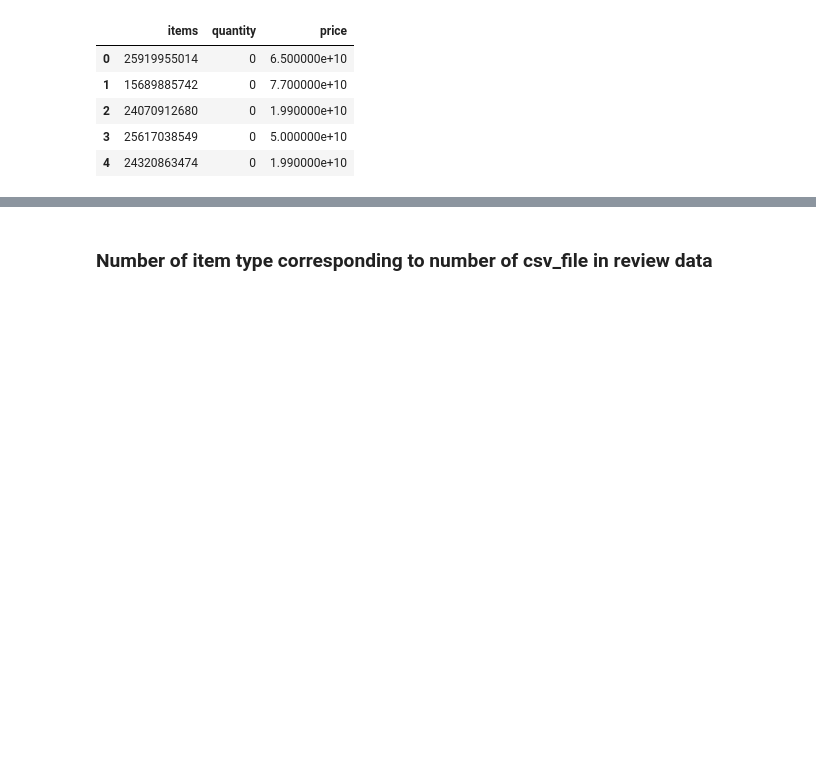
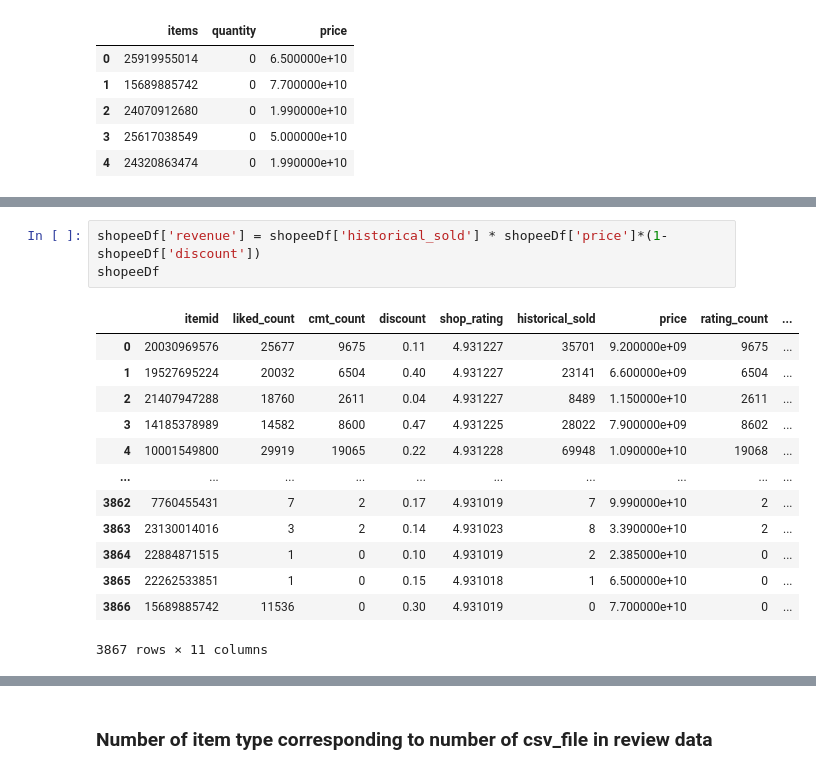
Before and after one commit to ntrami/DataGenius-Test, a Jupyter notebook: datagenius-test.ipynb, the cells around one changed output, grey strips where cells are left out. Drawn from its saved outputs; the diff is of its cells as text; blank space fills up the shorter version.

```diff
--- a/datagenius-test.ipynb
+++ b/datagenius-test.ipynb
@@ -173 +202,18 @@ top_5least_sold_item
+# %%
+shopeeDf['revenue'] = shopeeDf['historical_sold'] * shopeeDf['price']*(1-shopeeDf['discount'])
+shopeeDf
+# %% [output]
+|  | itemid | liked_count | cmt_count | discount | shop_rating | historical_sold | price | rating_count | ... |
+| 0 | 20030969576 | 25677 | 9675 | 0.11 | 4.931227 | 35701 | 9.200000e+09 | 9675 | ... |
+| 1 | 19527695224 | 20032 | 6504 | 0.40 | 4.931227 | 23141 | 6.600000e+09 | 6504 | ... |
+| 2 | 21407947288 | 18760 | 2611 | 0.04 | 4.931227 | 8489 | 1.150000e+10 | 2611 | ... |
+| 3 | 14185378989 | 14582 | 8600 | 0.47 | 4.931225 | 28022 | 7.900000e+09 | 8602 | ... |
+| 4 | 10001549800 | 29919 | 19065 | 0.22 | 4.931228 | 69948 | 1.090000e+10 | 19068 | ... |
+| ... | ... | ... | ... | ... | ... | ... | ... | ... | ... |
+| 3862 | 7760455431 | 7 | 2 | 0.17 | 4.931019 | 7 | 9.990000e+10 | 2 | ... |
+| 3863 | 23130014016 | 3 | 2 | 0.14 | 4.931023 | 8 | 3.390000e+10 | 2 | ... |
+| 3864 | 22884871515 | 1 | 0 | 0.10 | 4.931019 | 2 | 2.385000e+10 | 0 | ... |
+| 3865 | 22262533851 | 1 | 0 | 0.15 | 4.931018 | 1 | 6.500000e+10 | 0 | ... |
+| 3866 | 15689885742 | 11536 | 0 | 0.30 | 4.931019 | 0 | 7.700000e+10 | 0 | ... |
+3867 rows × 11 columns
 # %%
```
Also changed, not shown: parts of 24 cells of this notebook.
